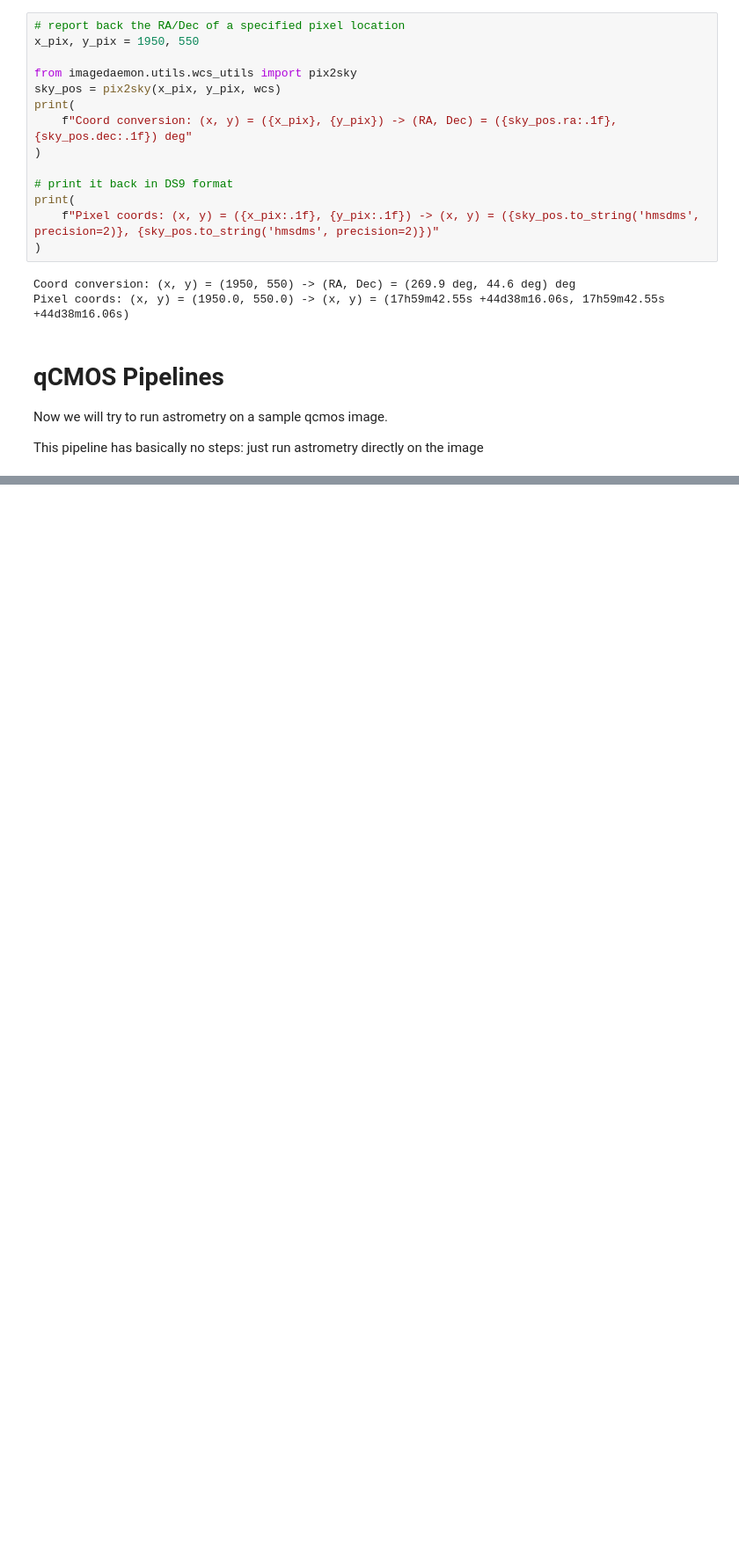
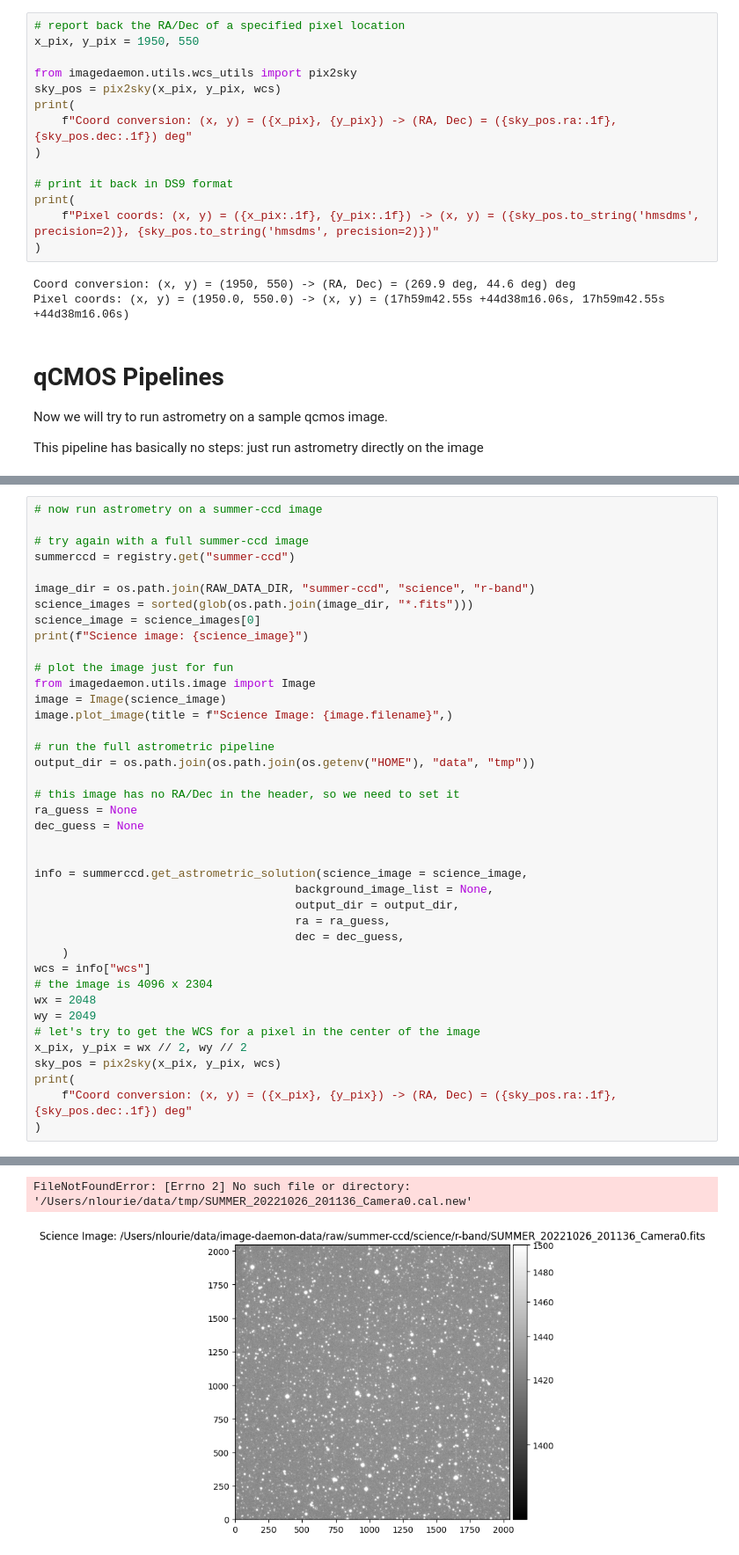
Before and after one commit to winter-telescope/winter-image-daemon, a Jupyter notebook: imagedaemon/notebooks/run_camera_pipelines.ipynb, the cells around one changed output, grey strips where cells are left out. Shown at 88% size. Saved outputs shown, nothing was run; the diff lists cells and outputs as text; blank space fills up the shorter version.

Commit message:
summer pipeline working for calibration so far next up is focusing

```diff
--- a/imagedaemon/notebooks/run_camera_pipelines.ipynb
+++ b/imagedaemon/notebooks/run_camera_pipelines.ipynb
@@ -247,3 +290,44 @@ Field parity: pos
 Creating new FITS file "/Users/nlourie/data/tmp/1s_image_single.cal.new"...
 
 Coord conversion: (x, y) = (2048, 1152) -> (RA, Dec) = (123.4 deg, 25.7 deg) deg
+# %%
+# now run astrometry on a summer-ccd image
+
+# try again with a full summer-ccd image
+summerccd = registry.get("summer-ccd")
+
+image_dir = os.path.join(RAW_DATA_DIR, "summer-ccd", "science", "r-band")
+science_images = sorted(glob(os.path.join(image_dir, "*.fits")))
+science_image = science_images[0]
+print(f"Science image: {science_image}")
+
+# plot the image just for fun
+from imagedaemon.utils.image import Image
+image = Image(science_image)
+image.plot_image(title = f"Science Image: {image.filename}",)
+
+# run the full astrometric pipeline
+output_dir = os.path.join(os.path.join(os.getenv("HOME"), "data", "tmp"))
+
+# this image has no RA/Dec in the header, so we need to set it
+ra_guess = None
+dec_guess = None
+
+
+info = summerccd.get_astrometric_solution(science_image = science_image,
+                                      background_image_list = None,
+                                      output_dir = output_dir,
+                                      ra = ra_guess,
+                                      dec = dec_guess,
+    )
+wcs = info["wcs"]
+# the image is 4096 x 2304
+wx = 2048
+wy = 2049
+# let's try to get the WCS for a pixel in the center of the image
+x_pix, y_pix = wx // 2, wy // 2
+sky_pos = pix2sky(x_pix, y_pix, wcs)
+print(
+    f"Coord conversion: (x, y) = ({x_pix}, {y_pix}) -> (RA, Dec) = ({sky_pos.ra:.1f}, {sky_pos.dec:.1f}) deg"
+)
+# %% [output]
@@ -249,0 +353,2 @@ Coord conversion: (x, y) = (2048, 1152) -> (RA, Dec) = (123.4 deg, 25.7 deg) deg
+FileNotFoundError: [Errno 2] No such file or directory: '/Users/nlourie/data/tmp/SUMMER_20221026_201136_Camera0.cal.new'
+[figure, added]
```
Also changed, not shown: parts of 6 cells of this notebook, 6 other files.
